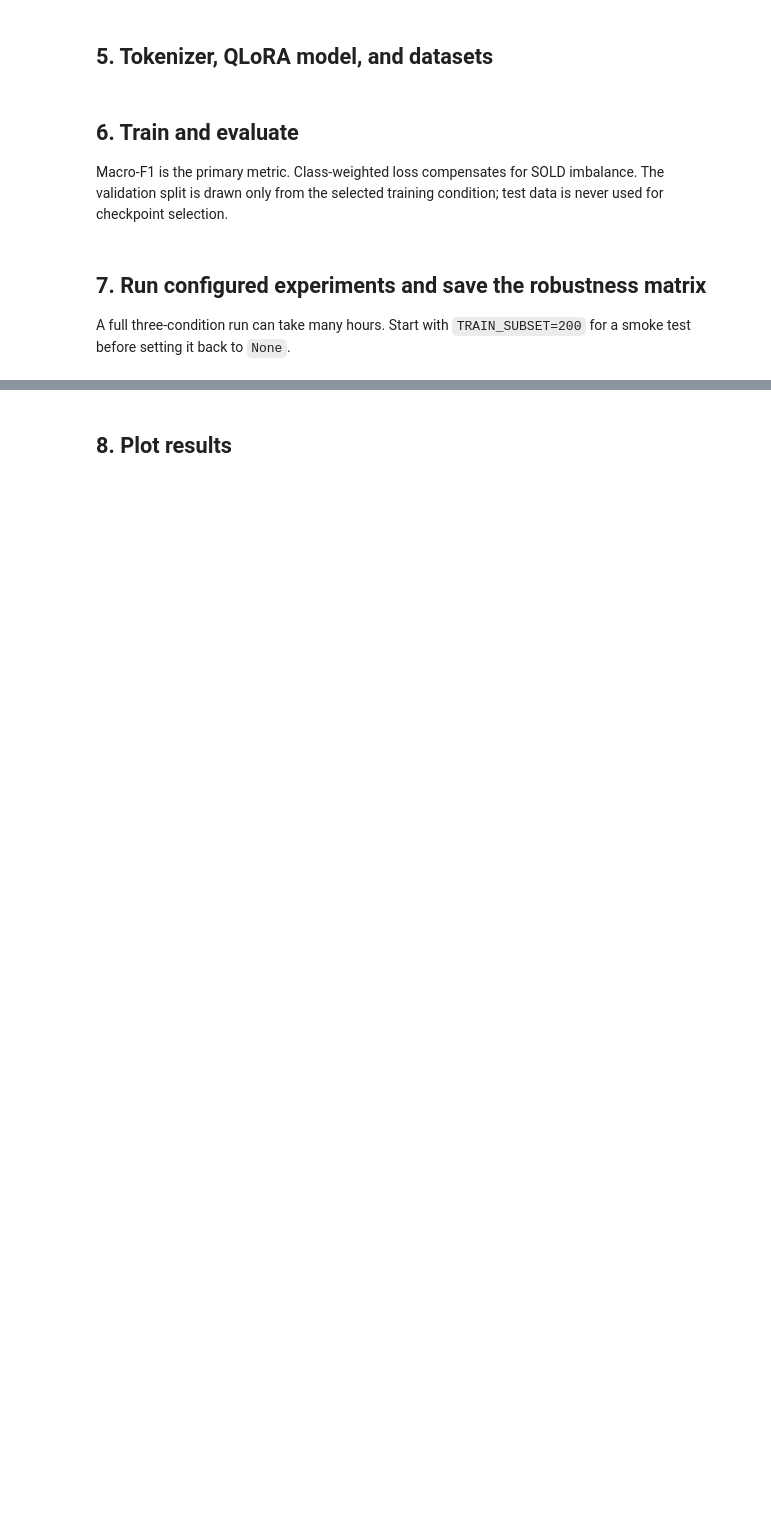
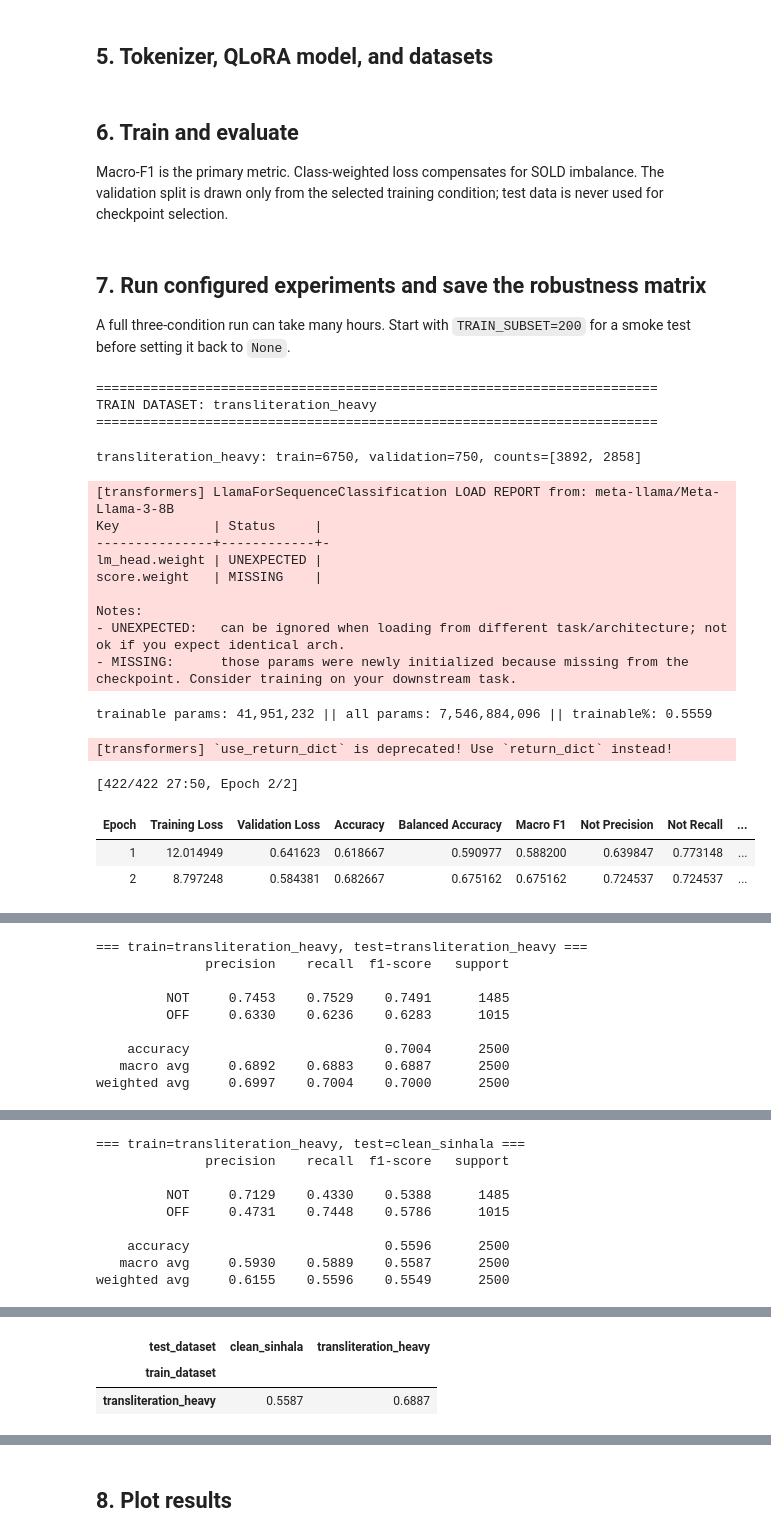
Before and after one commit to nimesh-chandula/Sinhala-Noisy-Hatespeech-Data, a Jupyter notebook: llama8b/lora_training.ipynb, the cells around one changed output, grey strips where cells are left out. Saved outputs shown, nothing was run; the diff lists cells and outputs as text; code cells hidden in the pictures; blank space fills up the shorter version.

```diff
--- a/llama8b/lora_training.ipynb
+++ b/llama8b/lora_training.ipynb
@@ -68,9 +79,9 @@ else:
 REQUIRED = [
     Path("sold/train.jsonl"), Path("sold/test.jsonl"),
     Path("outputs/train/codemix_light.jsonl"),
-    Path("outputs/train/codemix_heavy.jsonl"),
+    Path("outputs/train/transliteration_heavy.jsonl"),
     Path("outputs/test/codemix_light.jsonl"),
-    Path("outputs/test/codemix_heavy.jsonl"),
+    Path("outputs/test/transliteration_heavy.jsonl"),
 ]
 
 def is_data_root(path):
@@ -101,8 +112,8 @@ FILES = {
     "clean_train": DATA_ROOT / "sold/train.jsonl",
     "clean_test": DATA_ROOT / "sold/test.jsonl",
     "light_train": DATA_ROOT / "outputs/train/codemix_light.jsonl",
-    "heavy_train": DATA_ROOT / "outputs/train/codemix_heavy.jsonl",
+    "heavy_train": DATA_ROOT / "outputs/train/transliteration_heavy.jsonl",
     "light_test": DATA_ROOT / "outputs/test/codemix_light.jsonl",
-    "heavy_test": DATA_ROOT / "outputs/test/codemix_heavy.jsonl",
+    "heavy_test": DATA_ROOT / "outputs/test/transliteration_heavy.jsonl",
 }
 print("DATA_ROOT =", DATA_ROOT.resolve())
@@ -299,9 +325,10 @@ def training_arguments(output_dir):
     valid = {field.name for field in dataclasses.fields(TrainingArguments)}
     return TrainingArguments(**{key: value for key, value in kwargs.items() if key in valid})
 
-def run_condition(condition):
+def run_dataset(train_dataset):
+    condition = DATASET_CONDITIONS[train_dataset]
     set_seed(SEED)
-    output_dir = OUTPUT_ROOT / f"train_{condition}_seed{SEED}"
+    output_dir = OUTPUT_ROOT / f"train_{train_dataset}_seed{SEED}"
     output_dir.mkdir(parents=True, exist_ok=True)
 
     train_frame = frames[f"{condition}_train"].copy()
@@ -320,7 +347,7 @@ def run_condition(condition):
     class_weights = torch.tensor(
         counts.sum() / (2.0 * np.maximum(counts, 1)), dtype=torch.float32
     )
-    print(f"{condition}: train={len(train_ds)}, validation={len(validation_ds)}, counts={counts.tolist()}")
+    print(f"{train_dataset}: train={len(train_ds)}, validation={len(validation_ds)}, counts={counts.tolist()}")
 
     model = build_model(tokenizer)
     trainer = WeightedTrainer(
@@ -337,26 +364,27 @@ def run_condition(condition):
     tokenizer.save_pretrained(output_dir / "adapter")
 
     result_rows, prediction_frames = [], []
-    for test_condition in ("clean", "light", "heavy"):
+    for test_dataset in TEST_DATASETS:
+        test_condition = DATASET_CONDITIONS[test_dataset]
         test_frame = frames[f"{test_condition}_test"].copy()
         test_ds = make_dataset(test_frame, tokenizer)
         output = trainer.predict(test_ds)
         predictions = np.argmax(output.predictions, axis=-1)
         metrics = metric_values(np.asarray(test_ds["label"]), predictions)
         result_rows.append({
-            "train_condition": condition,
-            "test_condition": test_condition,
+            "train_dataset": train_dataset,
+            "test_dataset": test_dataset,
             "n": len(test_ds),
             **metrics,
         })
         prediction_frames.append(pd.DataFrame({
             "id": test_frame["id"],
-            "train_condition": condition,
-            "test_condition": test_condition,
+            "train_dataset": train_dataset,
+            "test_dataset": test_dataset,
             "label": test_frame["label"],
             "prediction": predictions,
         }))
-        print(f"\n=== train={condition}, test={test_condition} ===")
+        print(f"\n=== train={train_dataset}, test={test_dataset} ===")
         print(classification_report(
             test_frame["label"], predictions,
             labels=[0, 1], target_names=["NOT", "OFF"], digits=4, zero_division=0,
@@ -371,7 +399,7 @@ def run_condition(condition):
     with (output_dir / "run_summary.json").open("w", encoding="utf-8") as handle:
         json.dump({
             "model_id": MODEL_ID,
-            "train_condition": condition,
+            "train_dataset": train_dataset,
             "seed": SEED,
             "train_rows": len(train_ds),
             "validation_rows": len(validation_ds),
@@ -394,26 +422,46 @@ A full three-condition run can take many hours. Start with `TRAIN_SUBSET=200` fo
 # %%
 all_results = []
 all_predictions = []
 started = time.time()
 
-for condition in TRAIN_CONDITIONS:
+for train_dataset in [TRAIN_DATASET]:
     print("\n" + "=" * 72)
-    print("TRAIN CONDITION:", condition)
+    print("TRAIN DATASET:", train_dataset)
     print("=" * 72)
-    condition_results, condition_predictions = run_condition(condition)
+    condition_results, condition_predictions = run_dataset(train_dataset)
     all_results.append(condition_results)
     all_predictions.append(condition_predictions)
 
 results = pd.concat(all_results, ignore_index=True)
 predictions = pd.concat(all_predictions, ignore_index=True)
 results.to_csv(OUTPUT_ROOT / "all_metrics.csv", index=False)
 predictions.to_json(
     OUTPUT_ROOT / "all_predictions.jsonl", orient="records", lines=True, force_ascii=False
 )
 
-matrix = results.pivot(index="train_condition", columns="test_condition", values="macro_f1")
+matrix = results.pivot(index="train_dataset", columns="test_dataset", values="macro_f1")
 matrix.to_csv(OUTPUT_ROOT / "macro_f1_matrix.csv")
 display(results.round(4))
 display(matrix.round(4))
 print(f"Finished in {(time.time() - started) / 3600:.2f} hours")
 print("Artifacts:", OUTPUT_ROOT.resolve())
+# %% [output]
+========================================================================
+TRAIN DATASET: transliteration_heavy
+========================================================================
+transliteration_heavy: train=6750, validation=750, counts=[3892, 2858]
+[transformers] LlamaForSequenceClassification LOAD REPORT from: meta-llama/Meta-Llama-3-8B
+Key            | Status     |
+---------------+------------+-
+lm_head.weight | UNEXPECTED |
+score.weight   | MISSING    |
+
+Notes:
+- UNEXPECTED:   can be ignored when loading from different task/architecture; not ok if you expect identical arch.
+- MISSING:      those params were newly initialized because missing from the checkpoint. Consider training on your downstream task.
+trainable params: 41,951,232 || all params: 7,546,884,096 || trainable%: 0.5559
+[transformers] `use_return_dict` is deprecated! Use `return_dict` instead!
+[422/422 27:50, Epoch 2/2]
+| Epoch | Training Loss | Validation Loss | Accuracy | Balanced Accuracy | Macro F1 | Not Precision | Not Recall | ... |
+| 1 | 12.014949 | 0.641623 | 0.618667 | 0.590977 | 0.588200 | 0.639847 | 0.773148 | ... |
+| 2 | 8.797248 | 0.584381 | 0.682667 | 0.675162 | 0.675162 | 0.724537 | 0.724537 | ... |
@@ -419,0 +469,9 @@ print("Artifacts:", OUTPUT_ROOT.resolve())
+=== train=transliteration_heavy, test=transliteration_heavy ===
+              precision    recall  f1-score   support
+
+         NOT     0.7453    0.7529    0.7491      1485
+         OFF     0.6330    0.6236    0.6283      1015
+
+    accuracy                         0.7004      2500
+   macro avg     0.6892    0.6883    0.6887      2500
+weighted avg     0.6997    0.7004    0.7000      2500
@@ -419,0 +479,9 @@ print("Artifacts:", OUTPUT_ROOT.resolve())
+=== train=transliteration_heavy, test=clean_sinhala ===
+              precision    recall  f1-score   support
+
+         NOT     0.7129    0.4330    0.5388      1485
+         OFF     0.4731    0.7448    0.5786      1015
+
+    accuracy                         0.5596      2500
+   macro avg     0.5930    0.5889    0.5587      2500
+weighted avg     0.6155    0.5596    0.5549      2500
@@ -419,0 +491,3 @@ print("Artifacts:", OUTPUT_ROOT.resolve())
+| test_dataset | clean_sinhala | transliteration_heavy |
+| train_dataset |  |  |
+| transliteration_heavy | 0.5587 | 0.6887 |
```
Also changed, not shown: parts of 7 cells of this notebook, 10 other files.
